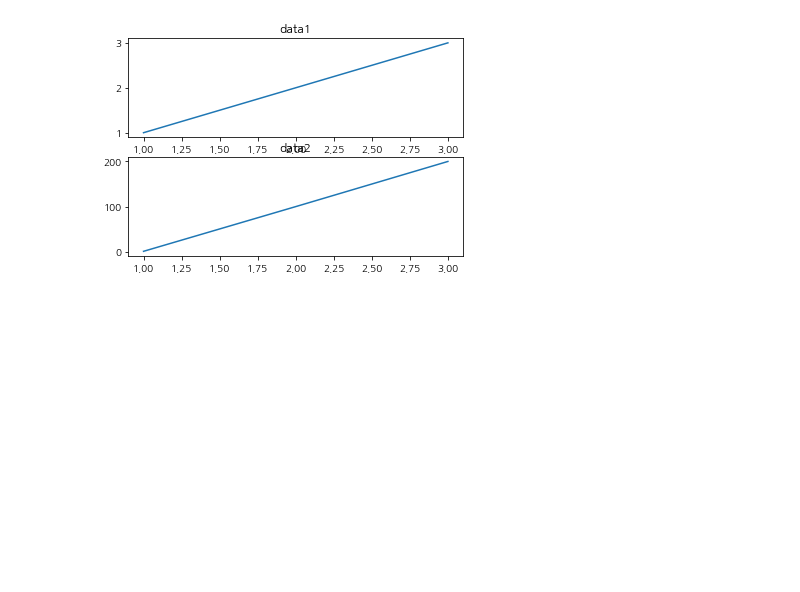
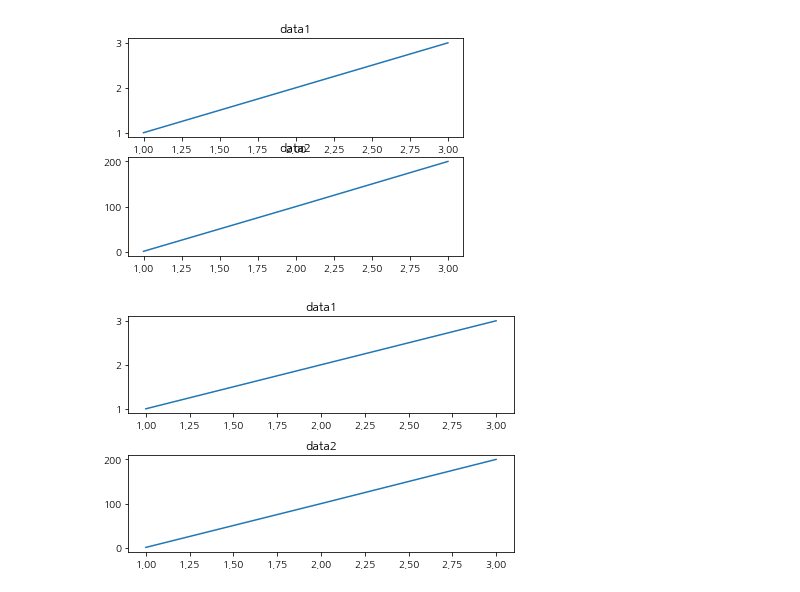
Before and after one commit to hitzza/git-practice-python, a Jupyter notebook: ex/fastcamp/plt.ipynb, the cells around one changed output. Cells and saved outputs as stored; diff of their text form; code cells hidden in the pictures; blank space fills up the shorter version.

```diff
--- a/ex/fastcamp/plt.ipynb
+++ b/ex/fastcamp/plt.ipynb
@@ -143,0 +142,17 @@ Text(0.5, 1.0, 'data2')
+# %%
+#tight_layout을 이용하면 레이아웃이 자동으로 설정됨
+x1=[1,2,3]
+y1=[1,2,3]
+x2=[1,2,3]
+y2=[1,100,200]
+
+plt.subplot(2,1,1)
+plt.plot(x1,x2)
+plt.title('data1')
+
+plt.subplot(2,1,2)
+plt.plot(x2,y2)
+plt.title('data2')
+plt.tight_layout()
+# %% [output]
+[figure, added]
```
Also changed, not shown: parts of 9 cells of this notebook, 4 other files.
